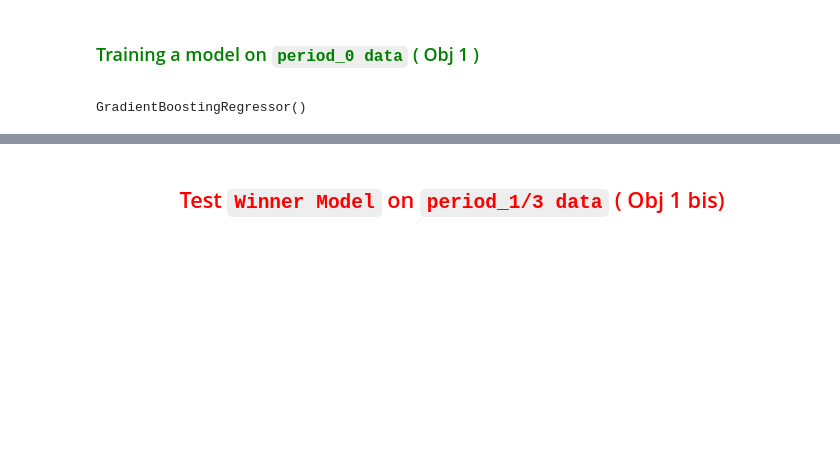
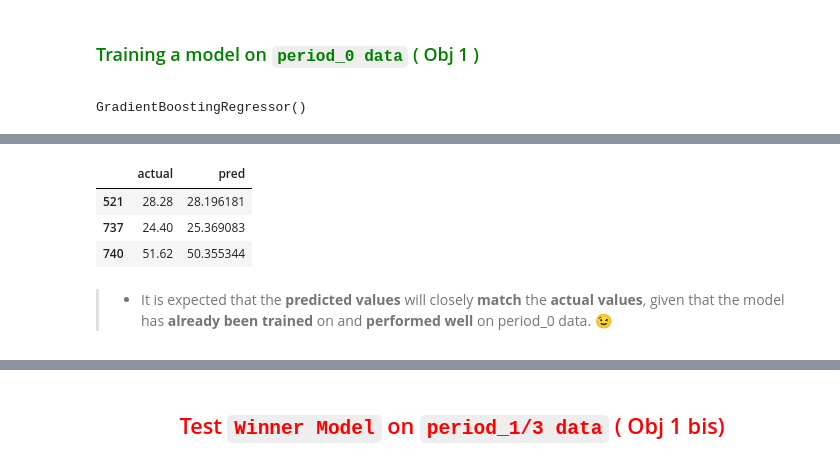
Before and after one commit to labrijisaad/Technical-Test-AXA-Direct-Assurance, a Jupyter notebook: notebooks/TestTechniqueDerive_Sujet.ipynb, the cells around one changed output, grey strips where cells are left out. Drawn from its saved outputs; the diff is of its cells as text; code cells hidden in the pictures; blank space fills up the shorter version.

```diff
--- a/notebooks/TestTechniqueDerive_Sujet.ipynb
+++ b/notebooks/TestTechniqueDerive_Sujet.ipynb
@@ -548,0 +558,14 @@ GradientBoostingRegressor()
+# %%
+# Predecting x_test us
+y_pred = winner_model.predict(x_test)
+
+# Storing the results in a new DataFrame
+result = pd.DataFrame({'actual': y_test, 'pred': y_pred})
+result.head(3)
+# %% [output]
+|  | actual | pred |
+| 521 | 28.28 | 28.196181 |
+| 737 | 24.40 | 25.369083 |
+| 740 | 51.62 | 50.355344 |
+# %% [markdown]
+> * It is expected that the **predicted values** will closely **match** the **actual values**, given that the model has **already been trained** on and **performed well** on period_0 data. 😉
```
Also changed, not shown: parts of 14 cells of this notebook, 1 other file.
